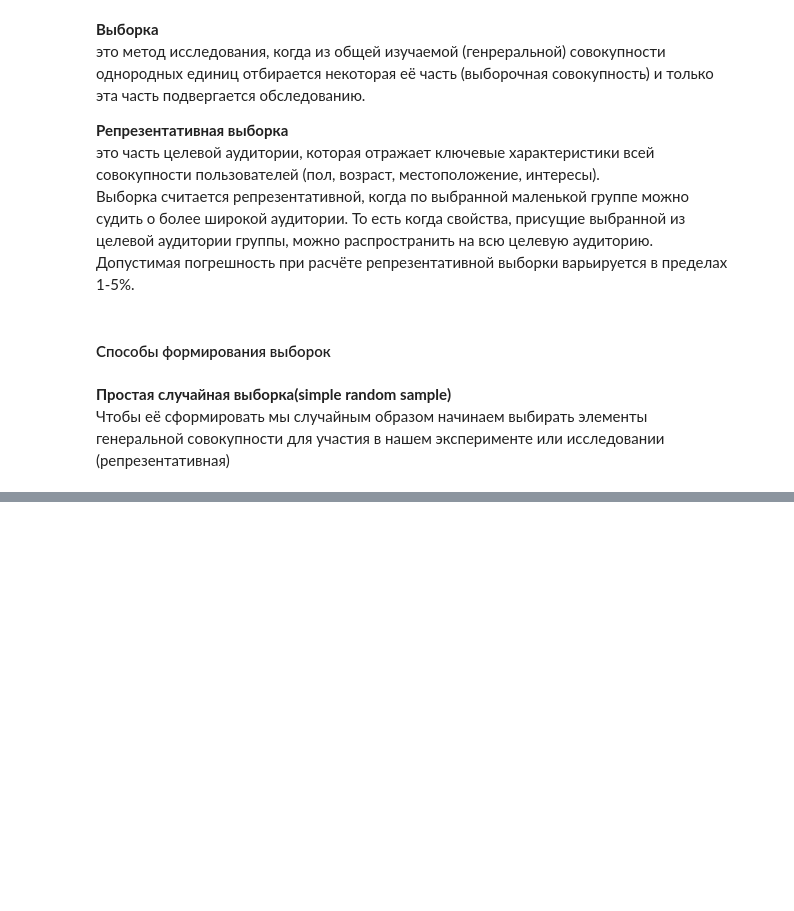
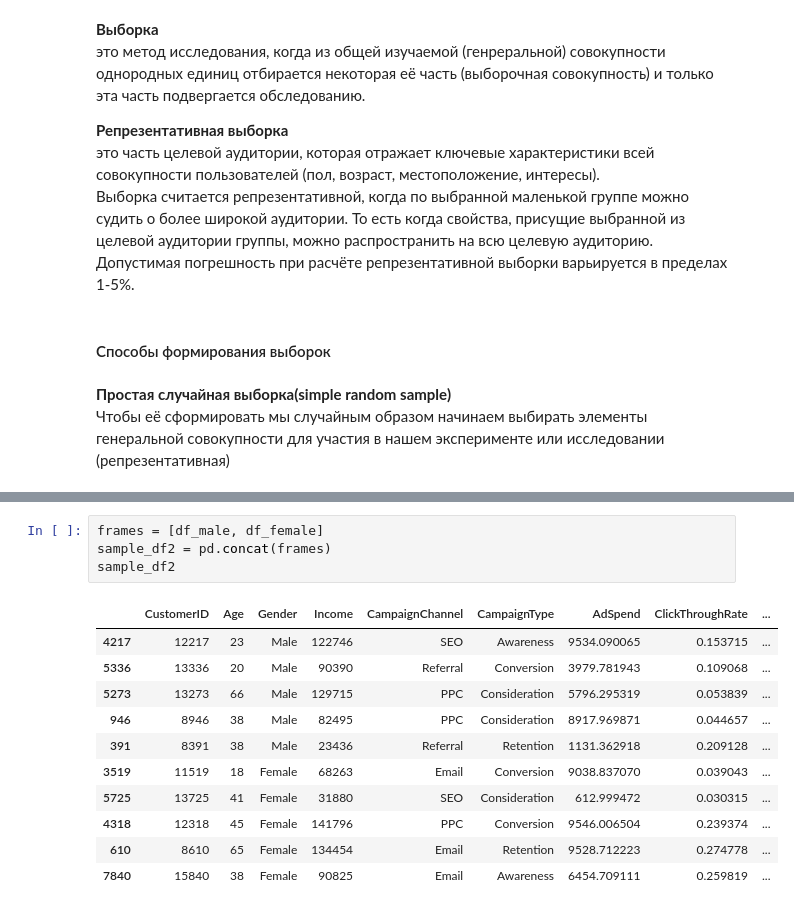
Before and after one commit to observer012/courses, a Jupyter notebook: Основы статистики(Stepik)/Основы статистики.ipynb, the cells around one changed output, grey strips where cells are left out. Drawn from its saved outputs; the diff is of its cells as text; blank space fills up the shorter version.

```diff
--- a/Основы статистики(Stepik)/Основы статистики.ipynb
+++ b/Основы статистики(Stepik)/Основы статистики.ipynb
@@ -41,0 +50,16 @@ sample_df.head()
+# %%
+frames = [df_male, df_female]
+sample_df2 = pd.concat(frames)
+sample_df2
+# %% [output]
+|  | CustomerID | Age | Gender | Income | CampaignChannel | CampaignType | AdSpend | ClickThroughRate | ... |
+| 4217 | 12217 | 23 | Male | 122746 | SEO | Awareness | 9534.090065 | 0.153715 | ... |
+| 5336 | 13336 | 20 | Male | 90390 | Referral | Conversion | 3979.781943 | 0.109068 | ... |
+| 5273 | 13273 | 66 | Male | 129715 | PPC | Consideration | 5796.295319 | 0.053839 | ... |
+| 946 | 8946 | 38 | Male | 82495 | PPC | Consideration | 8917.969871 | 0.044657 | ... |
+| 391 | 8391 | 38 | Male | 23436 | Referral | Retention | 1131.362918 | 0.209128 | ... |
+| 3519 | 11519 | 18 | Female | 68263 | Email | Conversion | 9038.837070 | 0.039043 | ... |
+| 5725 | 13725 | 41 | Female | 31880 | SEO | Consideration | 612.999472 | 0.030315 | ... |
+| 4318 | 12318 | 45 | Female | 141796 | PPC | Conversion | 9546.006504 | 0.239374 | ... |
+| 610 | 8610 | 65 | Female | 134454 | Email | Retention | 9528.712223 | 0.274778 | ... |
+| 7840 | 15840 | 38 | Female | 90825 | Email | Awareness | 6454.709111 | 0.259819 | ... |
```
Also changed, not shown: parts of 3 cells of this notebook, 1 other file.
